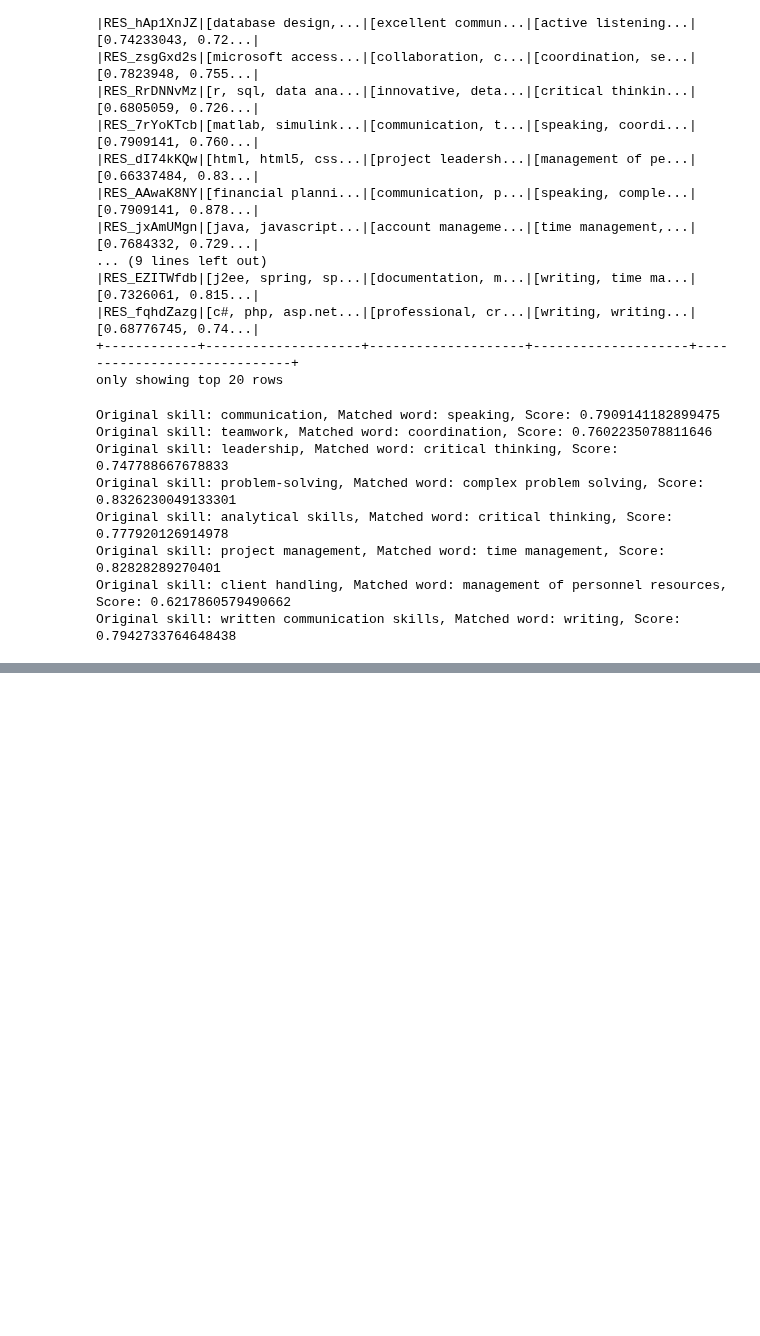
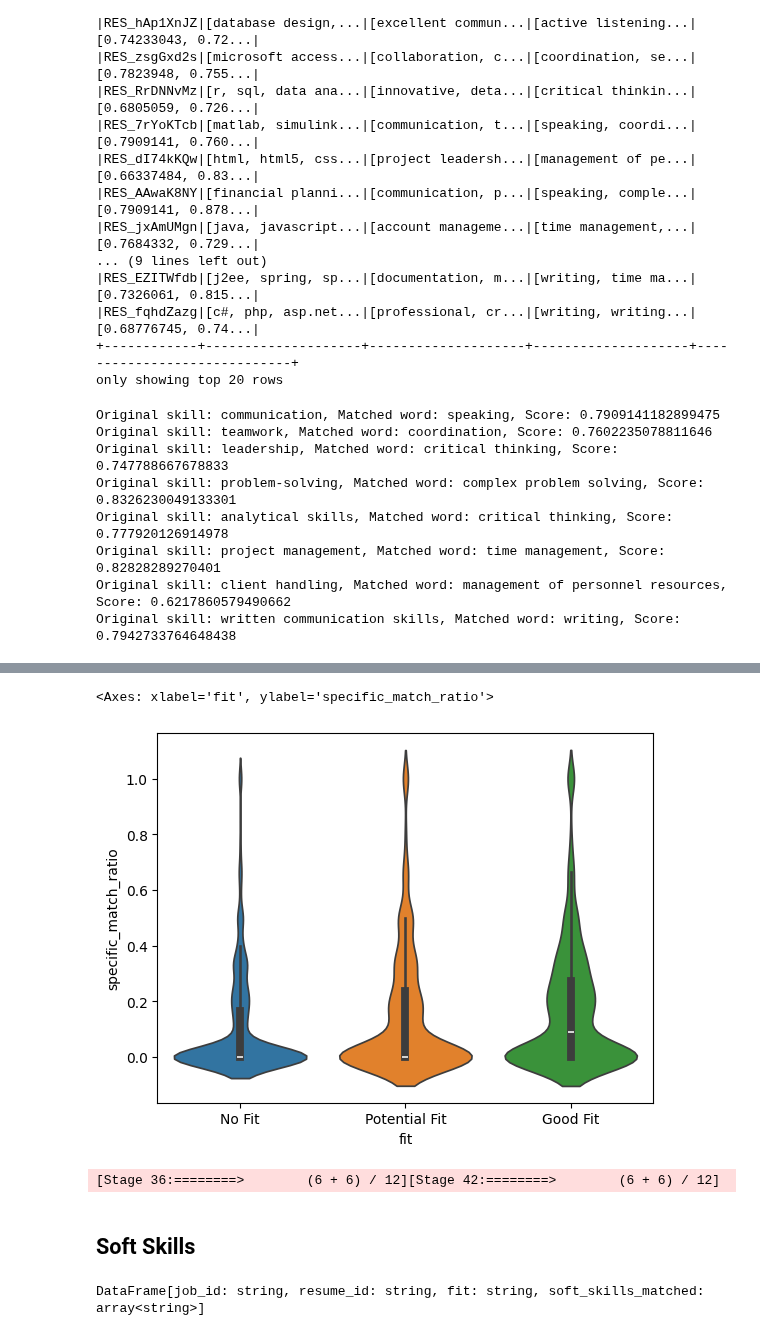
Before and after one commit to YeOldMan23/jobmirror, a Jupyter notebook: data-processing-silver-skills.ipynb, the cells around one changed output, grey strips where cells are left out. Cells and saved outputs as stored; diff of their text form; code cells hidden in the pictures; blank space fills up the shorter version.

```diff
--- a/data-processing-silver-skills.ipynb
+++ b/data-processing-silver-skills.ipynb
@@ -516,0 +873,8 @@ Original skill: written communication skills, Matched word: writing, Score: 0.79
+# %%
+sns.violinplot(data=df_joined_pd, x='fit', y='specific_match_ratio', hue='fit')
+# %% [output]
+<Axes: xlabel='fit', ylabel='specific_match_ratio'>
+[figure, added]
+[Stage 36:========>        (6 + 6) / 12][Stage 42:========>        (6 + 6) / 12]
+# %% [markdown]
+## Soft Skills
@@ -516,0 +892,4 @@ Original skill: written communication skills, Matched word: writing, Score: 0.79
+# %%
+df_soft_skills_cleaned.cache()
+# %% [output]
+DataFrame[job_id: string, resume_id: string, fit: string, soft_skills_matched: array<string>]
```
Also changed, not shown: parts of 45 cells of this notebook.
